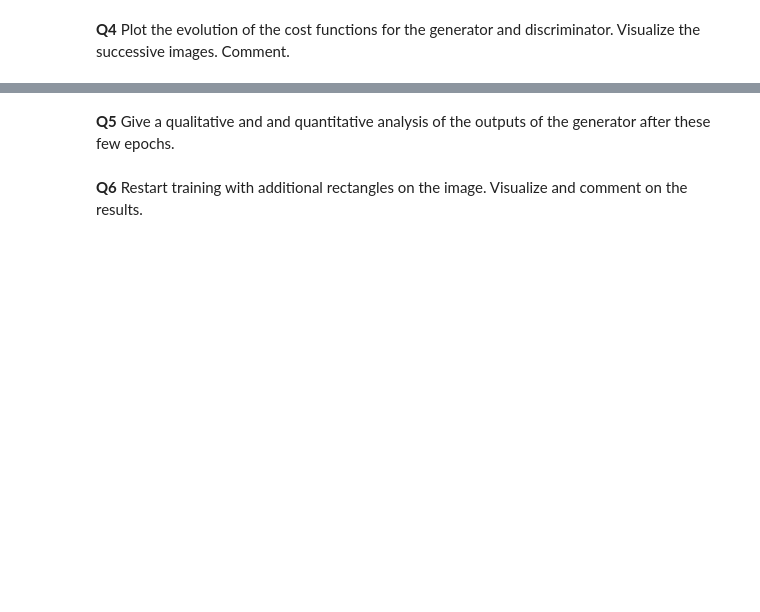
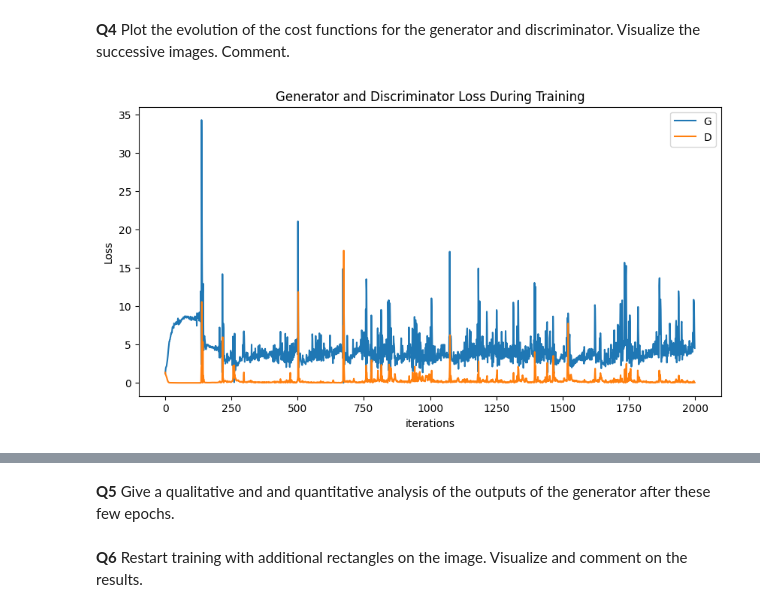
Before and after one commit to remi421/ML_S5_etudiants, a Jupyter notebook: practicals/P6/P6_instructions.ipynb, the cells around one changed output, grey strips where cells are left out. Drawn from its saved outputs; the diff is of its cells as text; code cells hidden in the pictures; blank space fills up the shorter version.

```diff
--- a/practicals/P6/P6_instructions.ipynb
+++ b/practicals/P6/P6_instructions.ipynb
@@ -70,5 +81,9 @@ voir_batch2D(z, 6, fig3, k=0, min_scale=0, max_scale=1)
 # %% [markdown]
 **Q1** The vector $Z$ is an image. What type of network is suitable for $G$? Instantiate it.
+# %%
+n_channels, n_classes, size = 1, 1, 8
+
+netG = UNet(n_channels, n_classes, size).cuda()
 # %% [markdown]
 **Q2** The Discriminator class is used to encode the discriminator. Instantiate it and use the *weight_init* function to initialize the network's weights. What type of network do you obtain in this way?
 # %%
@@ -222,11 +271,14 @@ for epoch in range(num_epochs):
 # %%
 plt.figure(figsize=(10,5))
 plt.title("Generator and Discriminator Loss During Training")
-...
+plt.plot(G_losses,label="G")
+plt.plot(D_losses,label="D")
 plt.xlabel("iterations")
 plt.ylabel("Loss")
 plt.legend()
 plt.show()
+# %% [output]
+[figure, added]
 # %%
 for k, img in enumerate(img_list):
   plt.figure(k)
```
Also changed, not shown: parts of 16 cells of this notebook.
